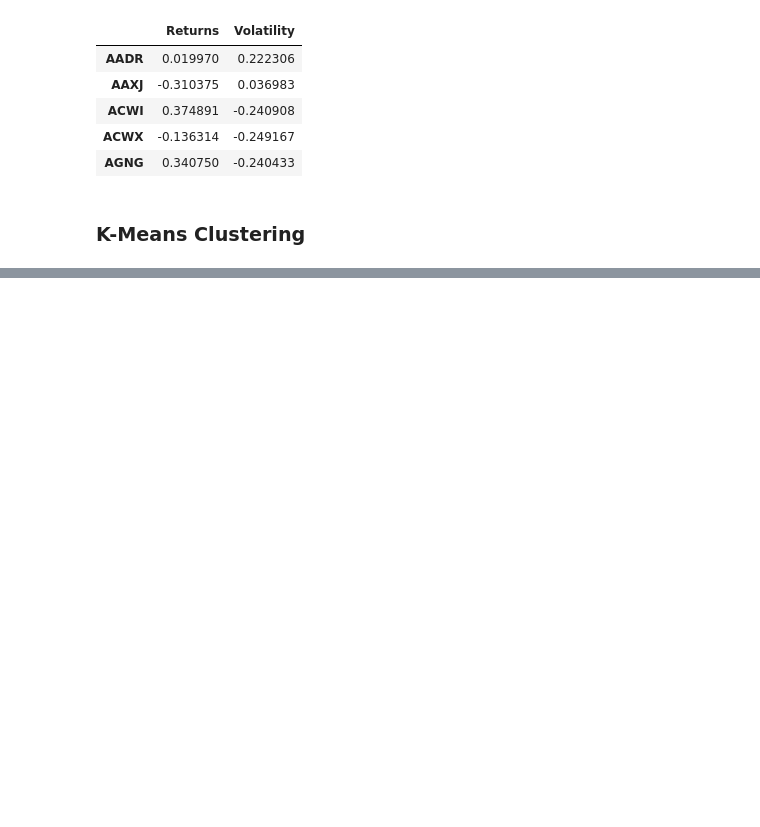
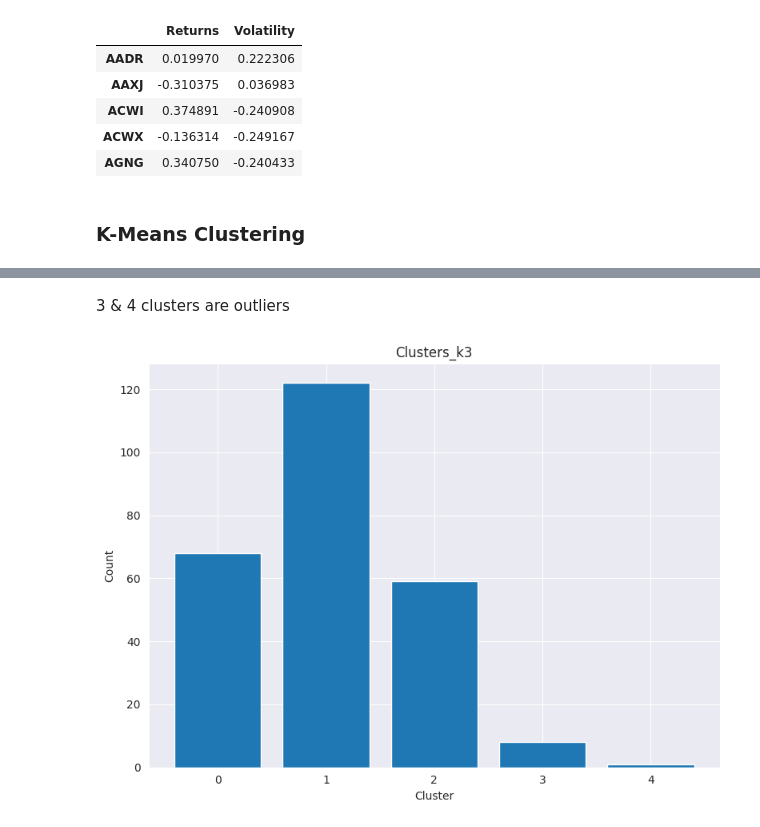
Before and after one commit to dkalenov/ML-Stock-Crypto-Trading, a Jupyter notebook: K_Means_Clustering.ipynb, the cells around one changed output, grey strips where cells are left out. Saved outputs shown, nothing was run; the diff lists cells and outputs as text; code cells hidden in the pictures; blank space fills up the shorter version.

```diff
--- a/K_Means_Clustering.ipynb
+++ b/K_Means_Clustering.ipynb
@@ -210,0 +245,19 @@ Feature Number Current:  131
+# %% [markdown]
+3 & 4 clusters are outliers
+# %%
+# Import the required module
+import matplotlib.pyplot as plt
+
+# Count the number of data points in each cluster for each clustering algorithm
+cluster_k3_counts = df_scaled['Clusters_k3'].value_counts()
+
+# Creating a figure with three subplots
+fig = plt.figure(figsize=(8, 6))
+# Bar plot for Clusters_k3
+plt.bar(cluster_k3_counts.index, cluster_k3_counts.values)
+plt.title('Clusters_k3')
+plt.xlabel('Cluster')
+plt.ylabel('Count')
+plt.show()
+# %% [output]
+[figure, added]
```
Also changed, not shown: parts of 40 cells of this notebook.
